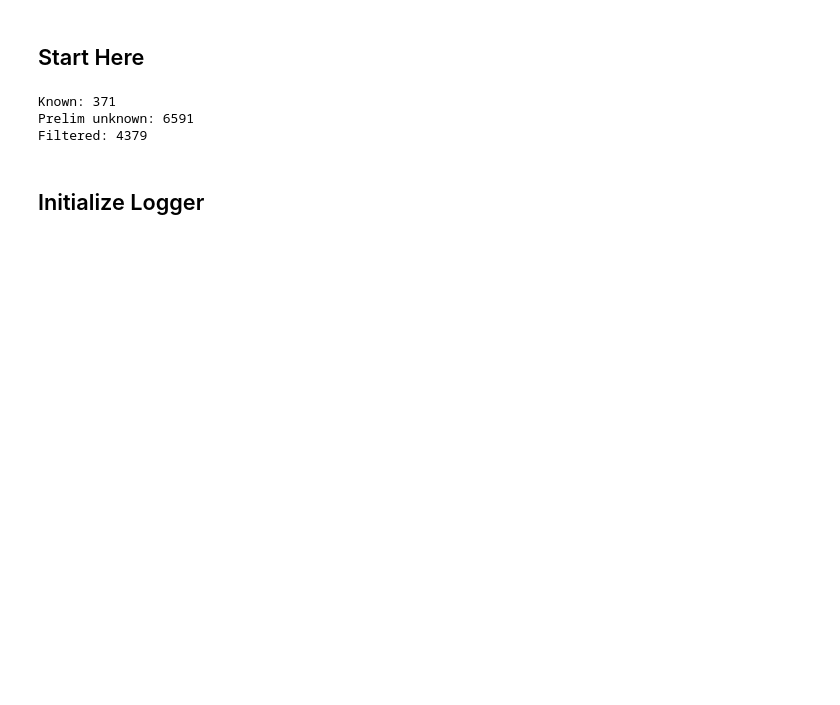
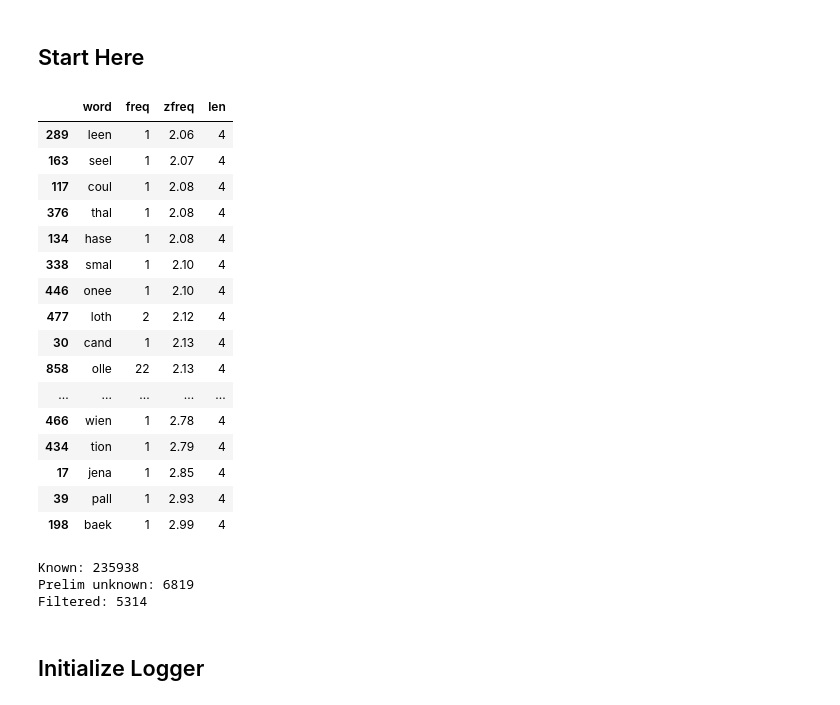
Before and after one commit to beckym223/manual_work, a Jupyter notebook: E2/early-1900s copy.ipynb, the cells around one changed output. Cells and saved outputs as stored; diff of their text form; code cells hidden in the pictures; blank space fills up the shorter version.

```diff
--- a/E2/early-1900s copy.ipynb
+++ b/E2/early-1900s copy.ipynb
@@ -71,38 +71,70 @@ all_chars = MASTER_CHARS+level_2_chars
 first_chars = set([x[0]for x in all_chars])
 pattern = "|".join([fr"\b[A-Za-z]*{char}[A-Za-z]*\b" for char in first_chars])
 # %%
-unfixed_dir = "/Users/BeckyMarcusMacbook/Thesis/manual_work/E2/problematic_unfixed"
+unfixed_dir = "/Users/BeckyMarcusMacbook/Thesis/TextCleaning/clean_text/E2"
+def unknown_enough(word)->bool:
+    return zipf_frequency(word,'en')<math.e and len(word)<20
 texts = []
 slightly_fixed = []
 text_words:set[str] = set()
+short_words = []
 for file in os.listdir(unfixed_dir):
     path = os.path.join(unfixed_dir,file)
     text = open(path).read()
     texts.append(text)
     slightly_fixed1 = re.sub("1",'l',text)
     slightly_fixed = re.sub(r"[^\w\s]?","",slightly_fixed1)
-    word_list:list[str] = [w for w in re.findall(pattern,slightly_fixed) if len(w)>4]
+    short = [w.lower() for w in re.findall(pattern,slightly_fixed) if len(w)<=4]
+    short_words.extend(short)
+    word_list:list[str] = [w.lower() for w in re.findall(pattern,slightly_fixed) if len(w)>=4]
     text_words.update(word_list)
+# %%
+from collections import Counter
+import math
+import pandas as pd
+ct = Counter(short_words)
+
+df=pd.DataFrame(ct.items(),columns=['word','freq']).sort_values('freq').reset_index(drop=True)
+df['zfreq']=df['word'].apply(lambda w: zipf_frequency(w,'en'))
+df['len'] = df['word'].apply(len)
+df[(df['len']==4)&(df['zfreq']<3)].sort_values('zfreq').tail(40)
+# %% [output]
+|  | word | freq | zfreq | len |
+| 289 | leen | 1 | 2.06 | 4 |
+| 163 | seel | 1 | 2.07 | 4 |
+| 117 | coul | 1 | 2.08 | 4 |
+| 376 | thal | 1 | 2.08 | 4 |
+| 134 | hase | 1 | 2.08 | 4 |
+| 338 | smal | 1 | 2.10 | 4 |
+| 446 | onee | 1 | 2.10 | 4 |
+| 477 | loth | 2 | 2.12 | 4 |
+| 30 | cand | 1 | 2.13 | 4 |
+| 858 | olle | 22 | 2.13 | 4 |
+| ... | ... | ... | ... | ... |
+| 466 | wien | 1 | 2.78 | 4 |
+| 434 | tion | 1 | 2.79 | 4 |
+| 17 | jena | 1 | 2.85 | 4 |
+| 39 | pall | 1 | 2.93 | 4 |
+| 198 | baek | 1 | 2.99 | 4 |
 # %%
 
 
-exists = "outlined_rightly_dynamic_fullest_material_dissent_consistently_domination_development_hospital_sometimes_healing_should_universities_undertake_departments_evolution"
 full_word_list = nltk_words.words()
 corrections:dict[str,str] = json.load(open('corrections.json'))
-prelim_known:set[str] = set([*exists.split("_"), *corrections.values(),*word_list])
+prelim_known:set[str] = set([ *corrections.values(),*full_word_list])
 print(f"Known: {len(prelim_known)}")
 
 prelim_unknown = text_words.difference(prelim_known)
 print(f"Prelim unknown: {len(prelim_unknown)}")
 import math
 def unknown_enough(word)->bool:
-    return zipf_frequency(word,'en')<math.e and len(word)<20
-UNKNOWN_WORDS = set([word for word in prelim_unknown if unknown_enough(word)])
-print("Filtered:",len(UNKNOWN_WORDS))
+    return zipf_frequency(word,'en')<(math.e if len(word)>4 else 3) and len(word)<20
+unknown_words = set([word.lower() for word in prelim_unknown if unknown_enough(word)])
+print("Filtered:",len(unknown_words))
 # %% [output]
-Known: 371
-Prelim unknown: 6591
-Filtered: 4379
+Known: 235938
+Prelim unknown: 6819
+Filtered: 5314
 # %% [markdown]
 ## Initialize Logger
 # %%
```
Also changed, not shown: parts of 57 cells of this notebook, 28 other files.
